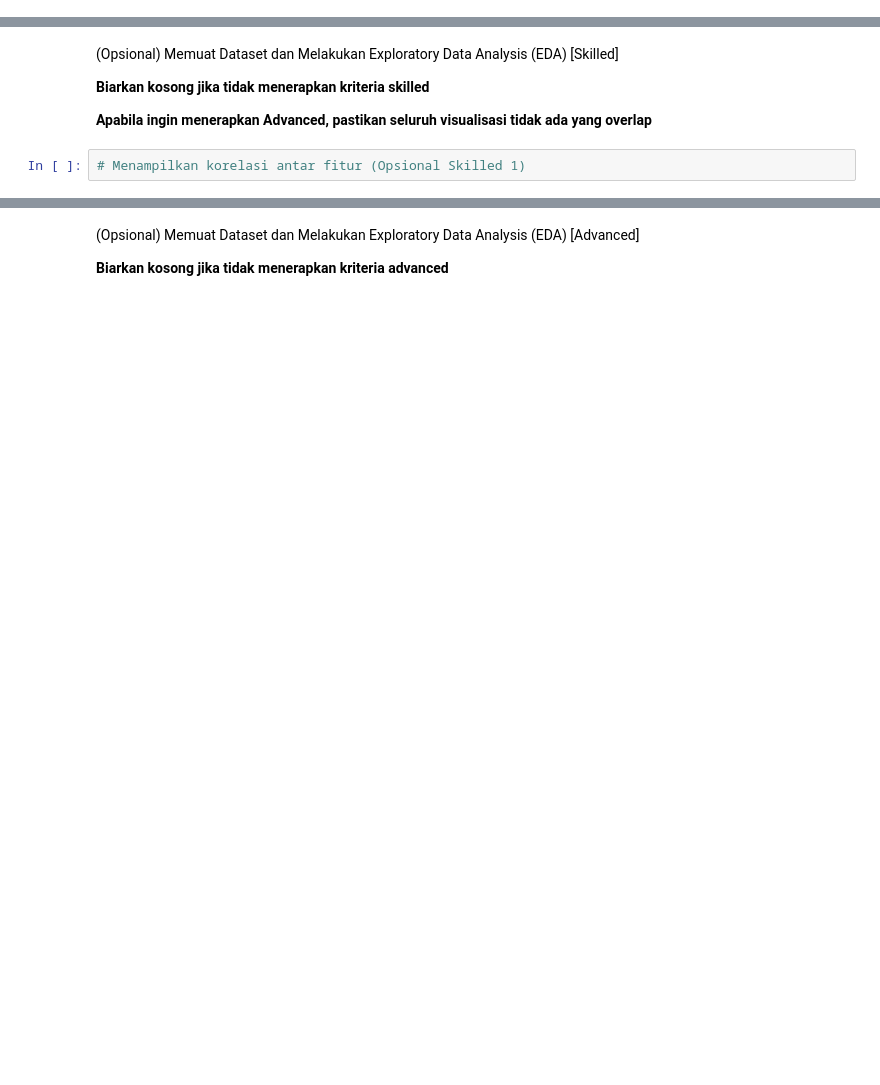
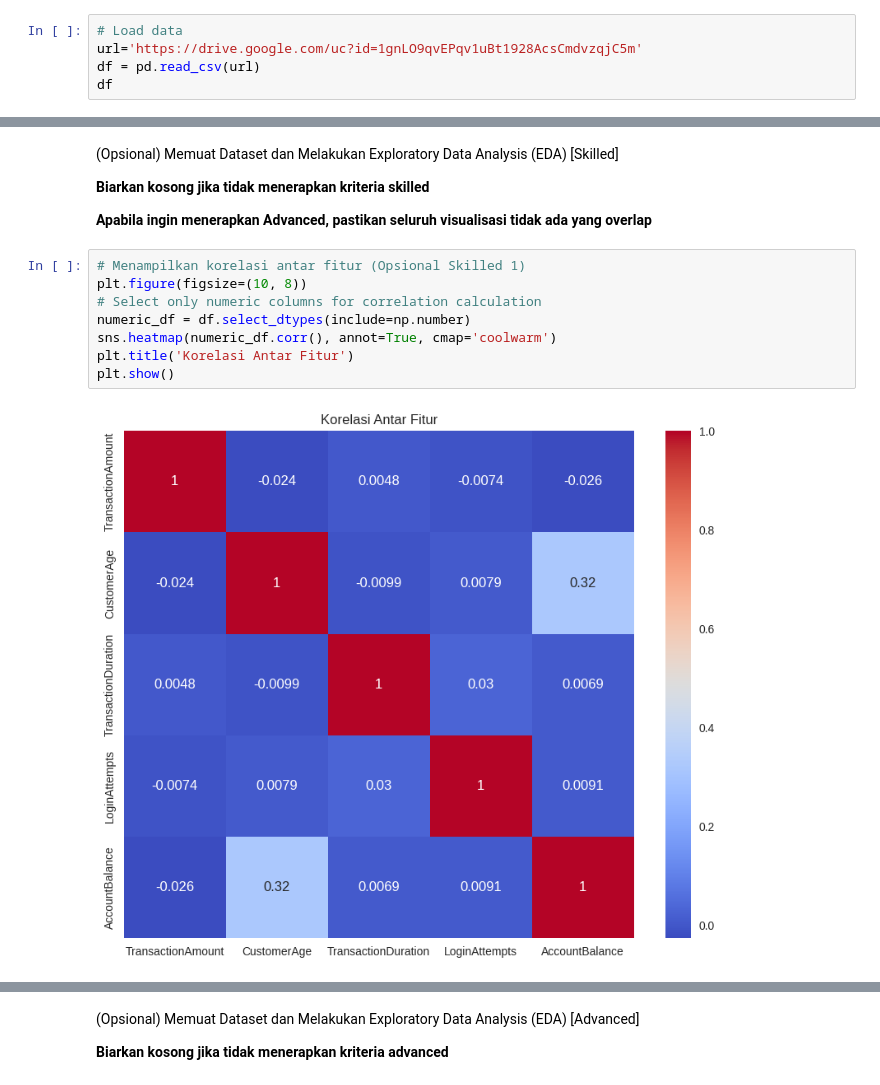
Before and after one commit to amrrmadhn/bmlp-dicoding, a Jupyter notebook: Clustering/[Clustering] Submission Akhir BMLP_Ammar Ramadhan.ipynb, the cells around one changed output, grey strips where cells are left out. Cells and saved outputs as stored; diff of their text form; blank space fills up the shorter version.

Commit message:
Completing until step 3 - Data Cleaning & Pre-Processing Data

```diff
--- a/Clustering/[Clustering] Submission Akhir BMLP_Ammar Ramadhan.ipynb
+++ b/Clustering/[Clustering] Submission Akhir BMLP_Ammar Ramadhan.ipynb
@@ -70,0 +82,5 @@ Kriteria 1 akan diterima ketika Anda menggunakan fungsi yang diminta tanpa menam
+# %%
+# Load data
+url='https://drive.google.com/uc?id=1gnLO9qvEPqv1uBt1928AcsCmdvzqjC5m'
+df = pd.read_csv(url)
+df
@@ -80,7 +148,15 @@ Kriteria 1 akan diterima ketika Anda menggunakan fungsi yang diminta tanpa menam
 **Biarkan kosong jika tidak menerapkan kriteria skilled**
 
 **Apabila ingin menerapkan Advanced, pastikan seluruh visualisasi tidak ada yang overlap**
-# %%
-# Menampilkan korelasi antar fitur (Opsional Skilled 1)
+# %%
+# Menampilkan korelasi antar fitur (Opsional Skilled 1)
+plt.figure(figsize=(10, 8))
+# Select only numeric columns for correlation calculation
+numeric_df = df.select_dtypes(include=np.number)
+sns.heatmap(numeric_df.corr(), annot=True, cmap='coolwarm')
+plt.title('Korelasi Antar Fitur')
+plt.show()
+# %% [output]
+[figure, added]
 # %%
 # Menampilkan histogram untuk semua kolom numerik (Opsional Skilled 1)
```
Also changed, not shown: parts of 26 cells of this notebook.
